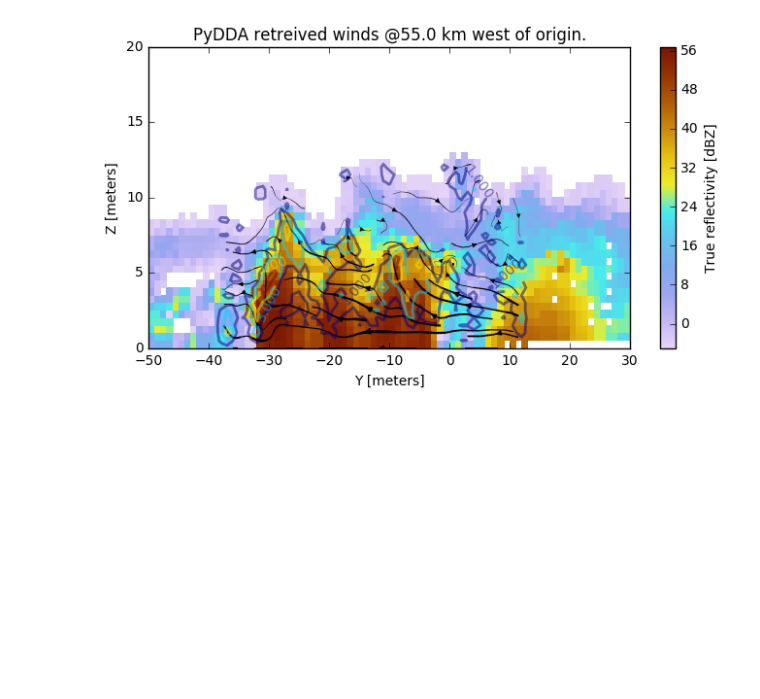
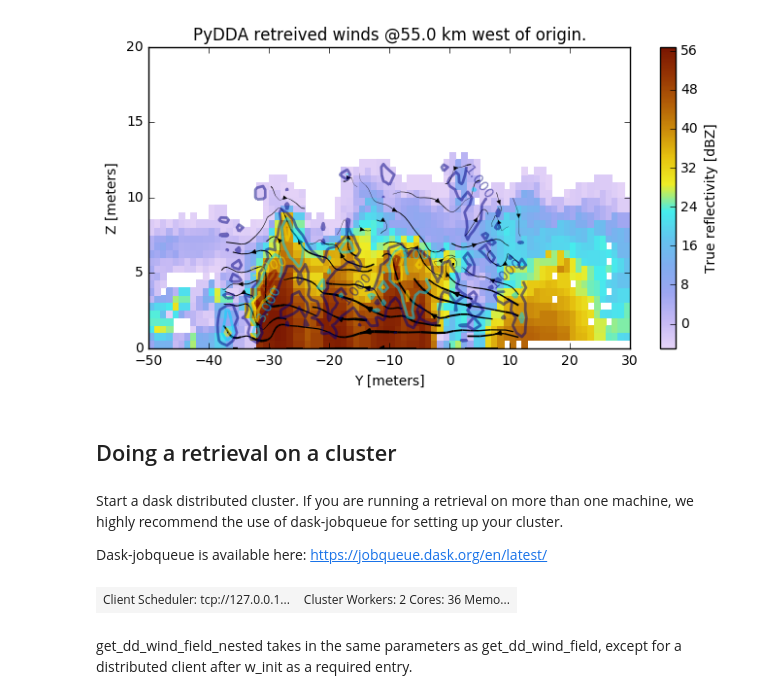
Before and after one commit to openradar/PyDDA, a Jupyter notebook: notebooks/PyDDA example notebook.ipynb, the cells around one changed output. Drawn from its saved outputs; the diff is of its cells as text; code cells hidden in the pictures; blank space fills up the shorter version.

```diff
--- a/notebooks/PyDDA example notebook.ipynb
+++ b/notebooks/PyDDA example notebook.ipynb
@@ -127,3 +127,5 @@ pydda.vis.plot_yz_xsection_streamlines(Grids, None,'DT', level=40,
                                  )
 # %% [output]
 [figure]
+# %% [markdown]
+## Doing a retrieval on a cluster
@@ -129,0 +134,16 @@ pydda.vis.plot_yz_xsection_streamlines(Grids, None,'DT', level=40,
+# %% [markdown]
+Start a dask distributed cluster. If you are running a retrieval on more than one machine, we
+highly recommend the use of dask-jobqueue for setting up your cluster.
+
+Dask-jobqueue is available here:
+https://jobqueue.dask.org/en/latest/
+# %%
+# Can also use something like dask-jobqueue to set up your cluster - this is for one machine
+cluster = LocalCluster(n_workers=2, processes=True)
+client = Client(cluster)
+# %%
+client
+# %% [output]
+| Client Scheduler: tcp://127.0.0.1... | Cluster Workers: 2 Cores: 36 Memo... |
+# %% [markdown]
+get_dd_wind_field_nested takes in the same parameters as get_dd_wind_field, except for a distributed client after w_init as a required entry.
```
Also changed, not shown: parts of 11 cells of this notebook, 4 other files.
